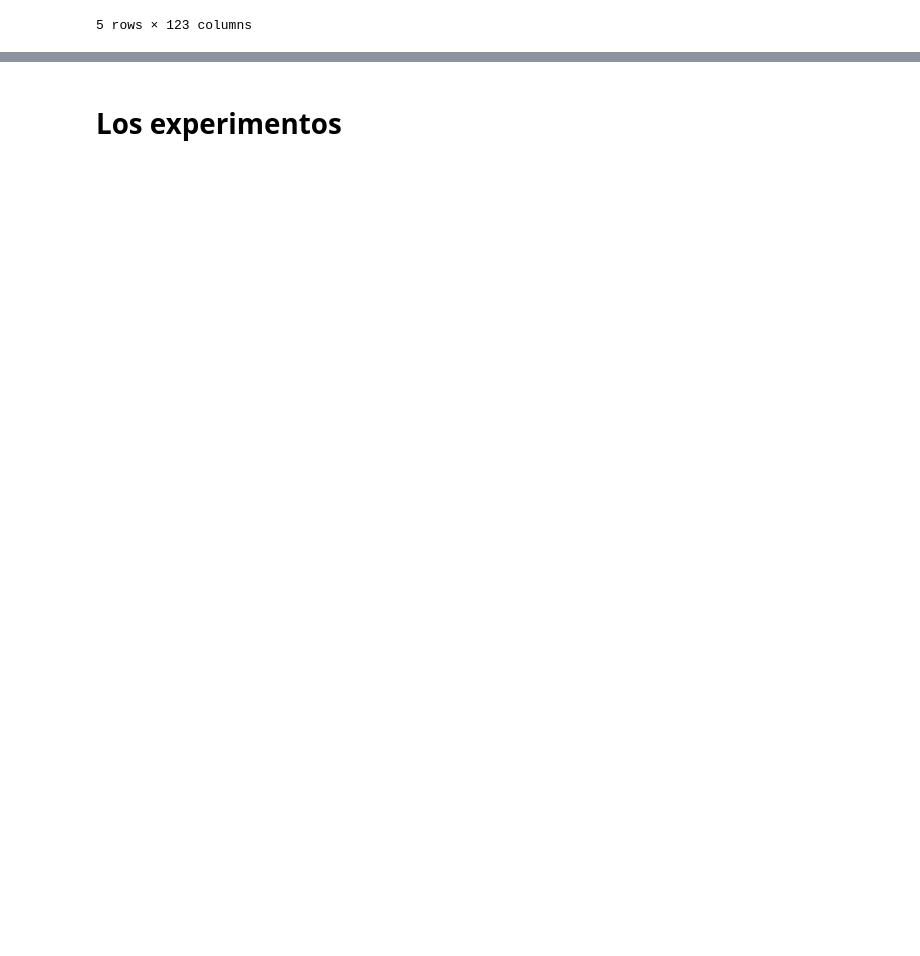
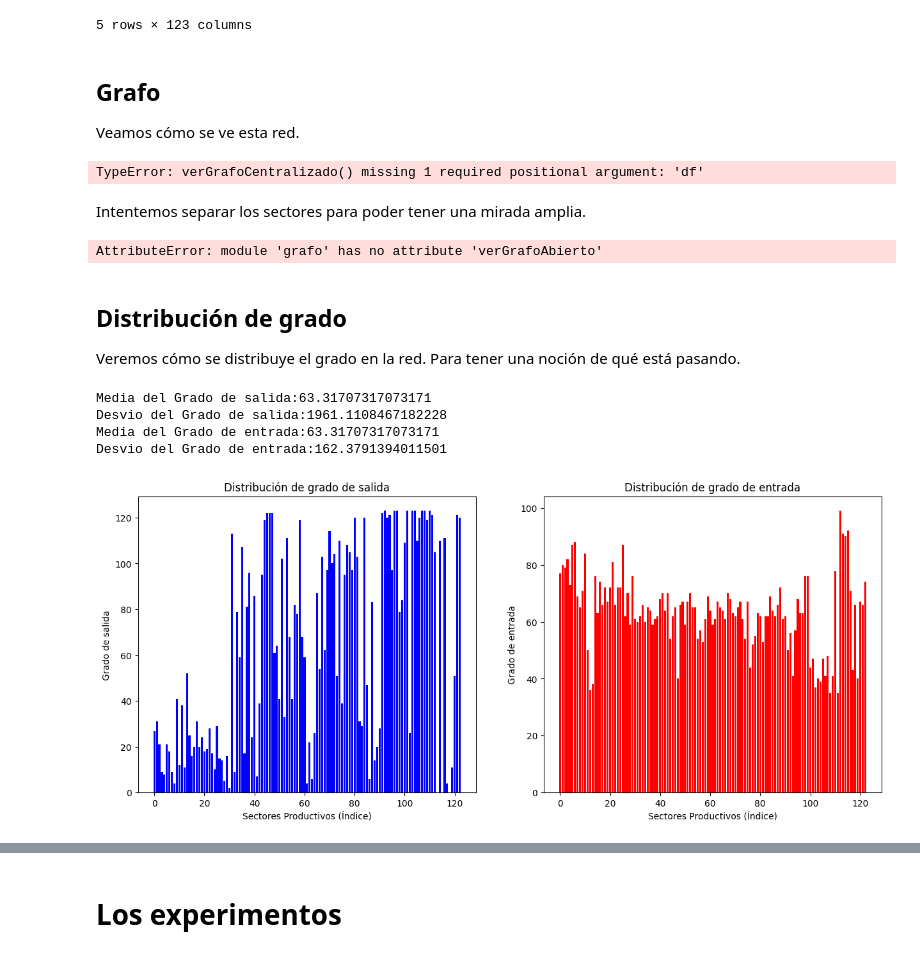
Before and after one commit to akielbowicz/tp-msscae-2024, a Jupyter notebook: notebooks/exposicion.ipynb, the cells around one changed output, grey strips where cells are left out. Saved outputs shown, nothing was run; the diff lists cells and outputs as text; code cells hidden in the pictures; blank space fills up the shorter version.

Commit message:
exposicion.ipynb cuasi final. Falta ejecutar los plots de los grafos del principio y los de los experimentos. Falta ordenar.

```diff
--- a/notebooks/exposicion.ipynb
+++ b/notebooks/exposicion.ipynb
@@ -88,0 +88,56 @@ mip.head()
+# %% [markdown]
+## Grafo
+
+Veamos cómo se ve esta red.
+# %%
+grafo.verGrafoCentralizado(mip.to_numpy())
+# %% [output]
+TypeError: verGrafoCentralizado() missing 1 required positional argument: 'df'
+# %% [markdown]
+Intentemos separar los sectores para poder tener una mirada amplia.
+# %%
+grafo.verGrafoAbierto(mip)
+# %% [output]
+AttributeError: module 'grafo' has no attribute 'verGrafoAbierto'
+# %% [markdown]
+## Distribución de grado
+
+Veremos cómo se distribuye el grado en la red. Para tener una noción de qué está pasando.
+# %%
+G = nx.DiGraph(mip)
+grados_in = G.in_degree
+grados_out = G.out_degree
+nodos= []
+grado_salida = []
+grado_entrada = []
+j=0
+for sector in mip.columns:
+    nodos.append(j)
+    j+=1
+    grado_salida.append(grados_out[sector])
+    grado_entrada.append(grados_in[sector])
+
+fig, axes = plt.subplots(nrows=1, ncols=2, figsize=(15, 6))
+
+axes[0].bar(nodos, grado_salida, color ='blue')
+axes[0].set_xlabel('Sectores Productivos (Índice)')
+axes[0].set_ylabel('Grado de salida')
+axes[0].set_title('Distribución de grado de salida')
+print(f'Media del Grado de salida:' + str(np.mean(grado_salida)))
+print(f'Desvio del Grado de salida:' + str(np.var(grado_salida)))
+
+axes[1].bar(nodos, grado_entrada, color ='red')
+axes[1].set_xlabel('Sectores Productivos (Índice)')
+axes[1].set_ylabel('Grado de entrada')
+axes[1].set_title('Distribución de grado de entrada')
+
+print(f'Media del Grado de entrada:' + str(np.mean(grado_entrada)))
+print(f'Desvio del Grado de entrada:' + str(np.var(grado_entrada)))
+plt.show()
+plt.close()
+# %% [output]
+Media del Grado de salida:63.31707317073171
+Desvio del Grado de salida:1961.1108467182228
+Media del Grado de entrada:63.31707317073171
+Desvio del Grado de entrada:162.3791394011501
+[figure, added]
```
Also changed, not shown: parts of 41 cells of this notebook, 1 other file.
